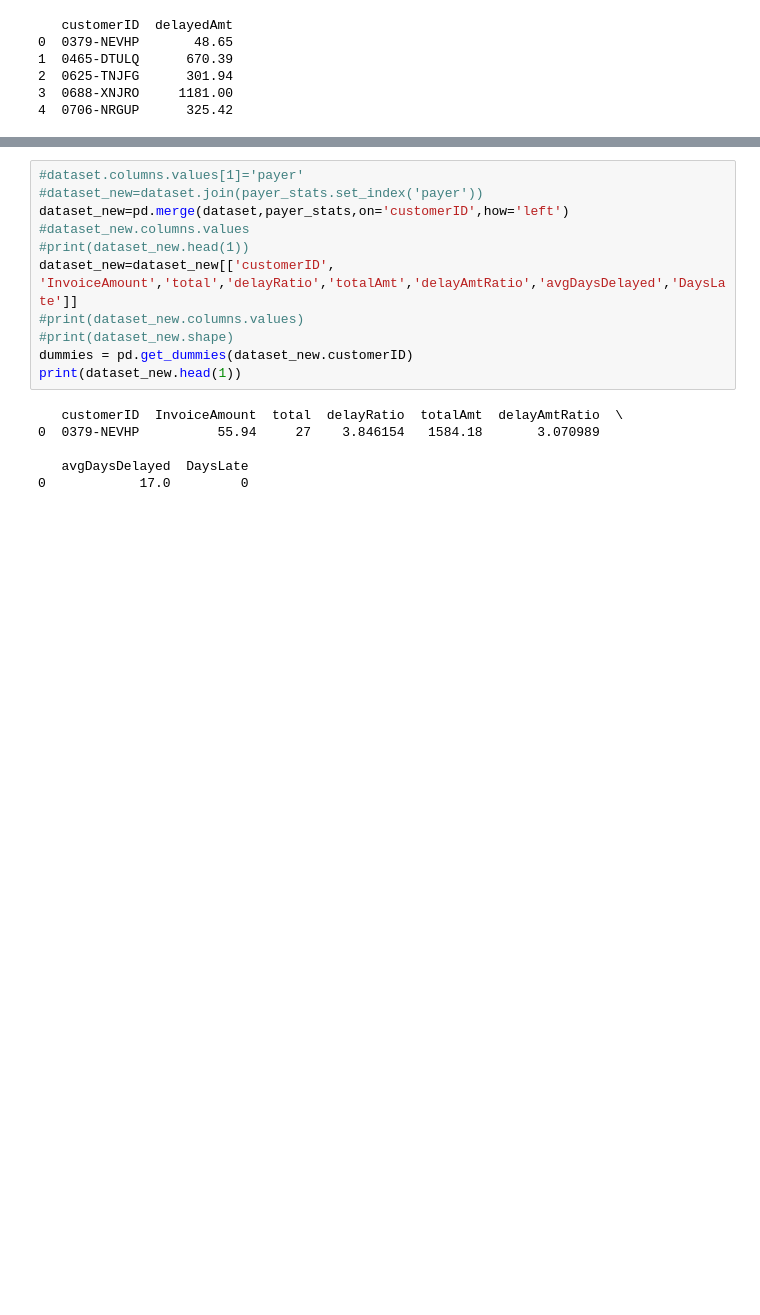
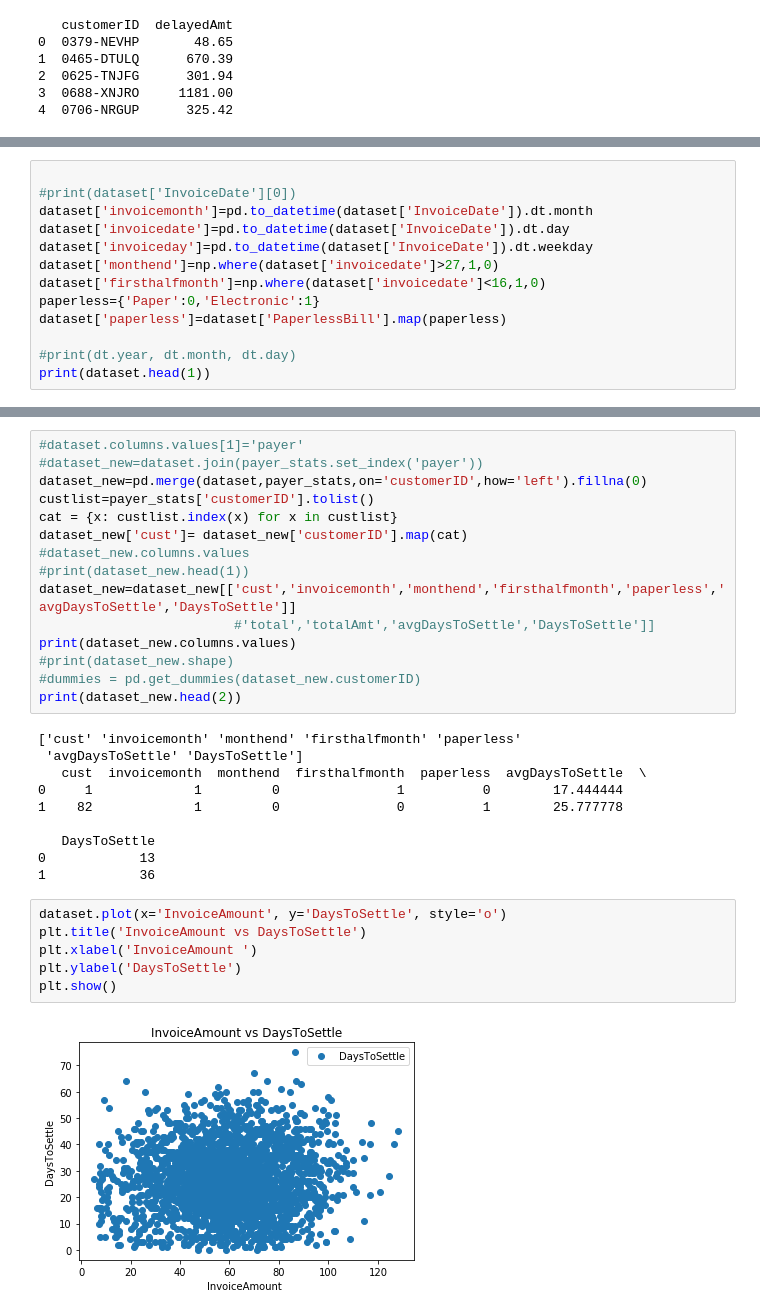
Before and after one commit to aarcha123/pyplayground, a Jupyter notebook: invoice.ipynb, the cells around one changed output, grey strips where cells are left out. Drawn from its saved outputs; the diff is of its cells as text; blank space fills up the shorter version.

```diff
--- a/invoice.ipynb
+++ b/invoice.ipynb
@@ -185,0 +188,13 @@ print(payer_stats.head(2))
+# %%
+
+#print(dataset['InvoiceDate'][0])
+dataset['invoicemonth']=pd.to_datetime(dataset['InvoiceDate']).dt.month
+dataset['invoicedate']=pd.to_datetime(dataset['InvoiceDate']).dt.day
+dataset['invoiceday']=pd.to_datetime(dataset['InvoiceDate']).dt.weekday
+dataset['monthend']=np.where(dataset['invoicedate']>27,1,0)
+dataset['firsthalfmonth']=np.where(dataset['invoicedate']<16,1,0)
+paperless={'Paper':0,'Electronic':1}
+dataset['paperless']=dataset['PaperlessBill'].map(paperless)
+
+#print(dt.year, dt.month, dt.day)
+print(dataset.head(1))
@@ -186,17 +210,33 @@ print(payer_stats.head(2))
 # %%
 #dataset.columns.values[1]='payer'
 #dataset_new=dataset.join(payer_stats.set_index('payer'))
-dataset_new=pd.merge(dataset,payer_stats,on='customerID',how='left')
+dataset_new=pd.merge(dataset,payer_stats,on='customerID',how='left').fillna(0)
+custlist=payer_stats['customerID'].tolist()
+cat = {x: custlist.index(x) for x in custlist}
+dataset_new['cust']= dataset_new['customerID'].map(cat)
 #dataset_new.columns.values
 #print(dataset_new.head(1))
-dataset_new=dataset_new[['customerID', 'InvoiceAmount','total','delayRatio','totalAmt','delayAmtRatio','avgDaysDelayed','DaysLate']]
-#print(dataset_new.columns.values)
+dataset_new=dataset_new[['cust','invoicemonth','monthend','firsthalfmonth','paperless','avgDaysToSettle','DaysToSettle']]
+                         #'total','totalAmt','avgDaysToSettle','DaysToSettle']]
+print(dataset_new.columns.values)
 #print(dataset_new.shape)
-dummies = pd.get_dummies(dataset_new.customerID)
-print(dataset_new.head(1))
+#dummies = pd.get_dummies(dataset_new.customerID)
+print(dataset_new.head(2))
 # %% [output]
-   customerID  InvoiceAmount  total  delayRatio  totalAmt  delayAmtRatio  \
-0  0379-NEVHP          55.94     27    3.846154   1584.18       3.070989
+['cust' 'invoicemonth' 'monthend' 'firsthalfmonth' 'paperless'
+ 'avgDaysToSettle' 'DaysToSettle']
+   cust  invoicemonth  monthend  firsthalfmonth  paperless  avgDaysToSettle  \
+0     1             1         0               1          0        17.444444
+1    82             1         0               0          1        25.777778
 
-   avgDaysDelayed  DaysLate
-0            17.0         0
+   DaysToSettle
+0            13
+1            36
+# %%
+dataset.plot(x='InvoiceAmount', y='DaysToSettle', style='o')
+plt.title('InvoiceAmount vs DaysToSettle')
+plt.xlabel('InvoiceAmount ')
+plt.ylabel('DaysToSettle')
+plt.show()
+# %% [output]
+[figure, added]
```
Also changed, not shown: parts of 17 cells of this notebook, 1 other file.
